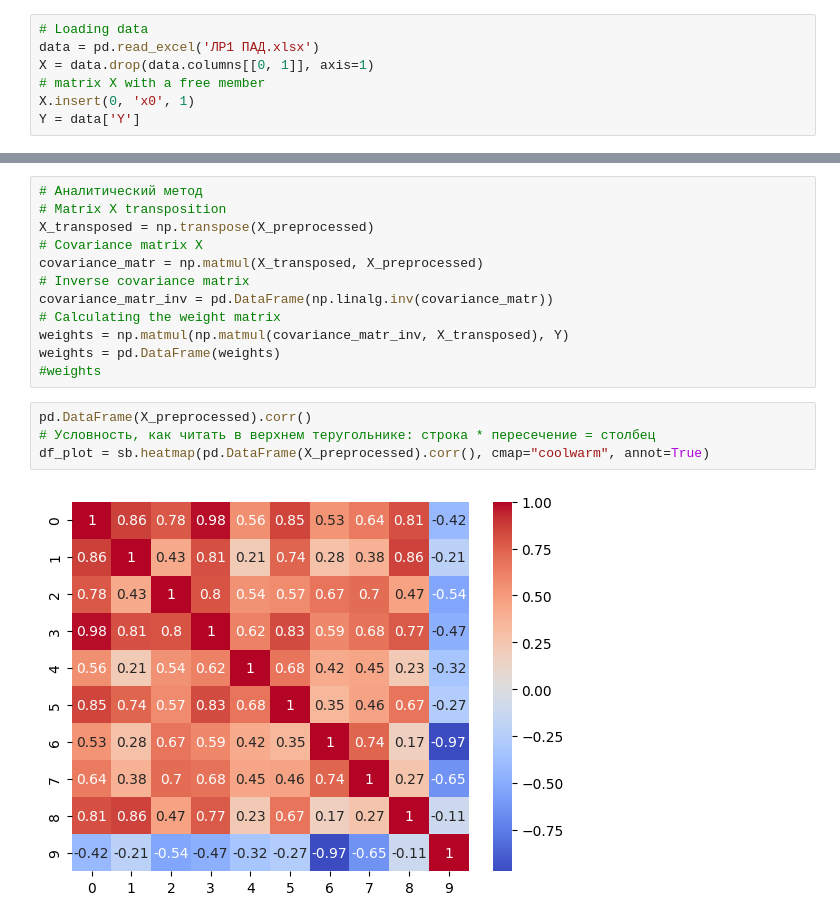
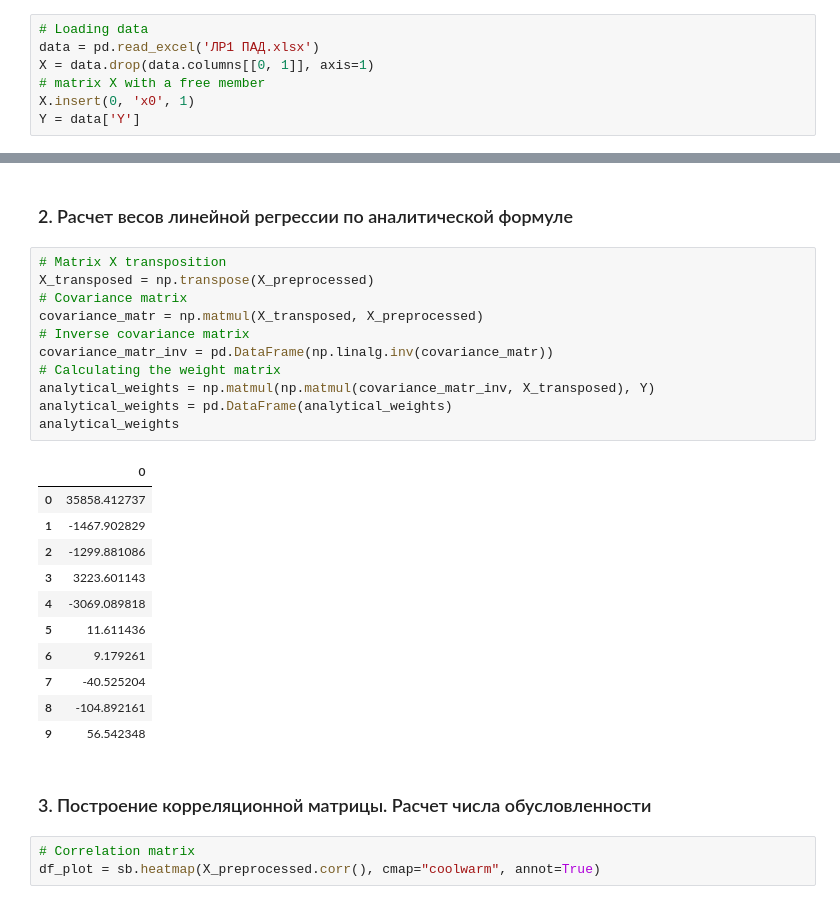
Before and after one commit to alice480/BMSTU_AppliedDataAnalysis, a Jupyter notebook: lab1.ipynb, the cells around one changed output, grey strips where cells are left out. Saved outputs shown, nothing was run; the diff lists cells and outputs as text.

```diff
--- a/lab1.ipynb
+++ b/lab1.ipynb
@@ -20,19 +41,31 @@ X_preprocessed = pd.DataFrame(preprocessing.normalize(X, norm='l2'))
+# %% [markdown]
+### 2. Расчет весов линейной регрессии по аналитической формуле
 # %%
-# Аналитический метод
 # Matrix X transposition
 X_transposed = np.transpose(X_preprocessed)
-# Covariance matrix X
+# Covariance matrix
 covariance_matr = np.matmul(X_transposed, X_preprocessed)
 # Inverse covariance matrix
 covariance_matr_inv = pd.DataFrame(np.linalg.inv(covariance_matr))
 # Calculating the weight matrix
-weights = np.matmul(np.matmul(covariance_matr_inv, X_transposed), Y)
-weights = pd.DataFrame(weights)
-#weights
+analytical_weights = np.matmul(np.matmul(covariance_matr_inv, X_transposed), Y)
+analytical_weights = pd.DataFrame(analytical_weights)
+analytical_weights
+# %% [output]
+|  | 0 |
+| 0 | 35858.412737 |
+| 1 | -1467.902829 |
+| 2 | -1299.881086 |
+| 3 | 3223.601143 |
+| 4 | -3069.089818 |
+| 5 | 11.611436 |
+| 6 | 9.179261 |
+| 7 | -40.525204 |
+| 8 | -104.892161 |
+| 9 | 56.542348 |
+# %% [markdown]
+### 3. Построение корреляционной матрицы. Расчет числа обусловленности
 # %%
-pd.DataFrame(X_preprocessed).corr()
-# Условность, как читать в верхнем теругольнике: строка * пересечение = столбец
-df_plot = sb.heatmap(pd.DataFrame(X_preprocessed).corr(), cmap="coolwarm", annot=True)
+# Correlation matrix
+df_plot = sb.heatmap(X_preprocessed.corr(), cmap="coolwarm", annot=True)
-# %% [output]
-[figure, removed]
 # %%
```
Also changed, not shown: parts of 14 cells of this notebook.
